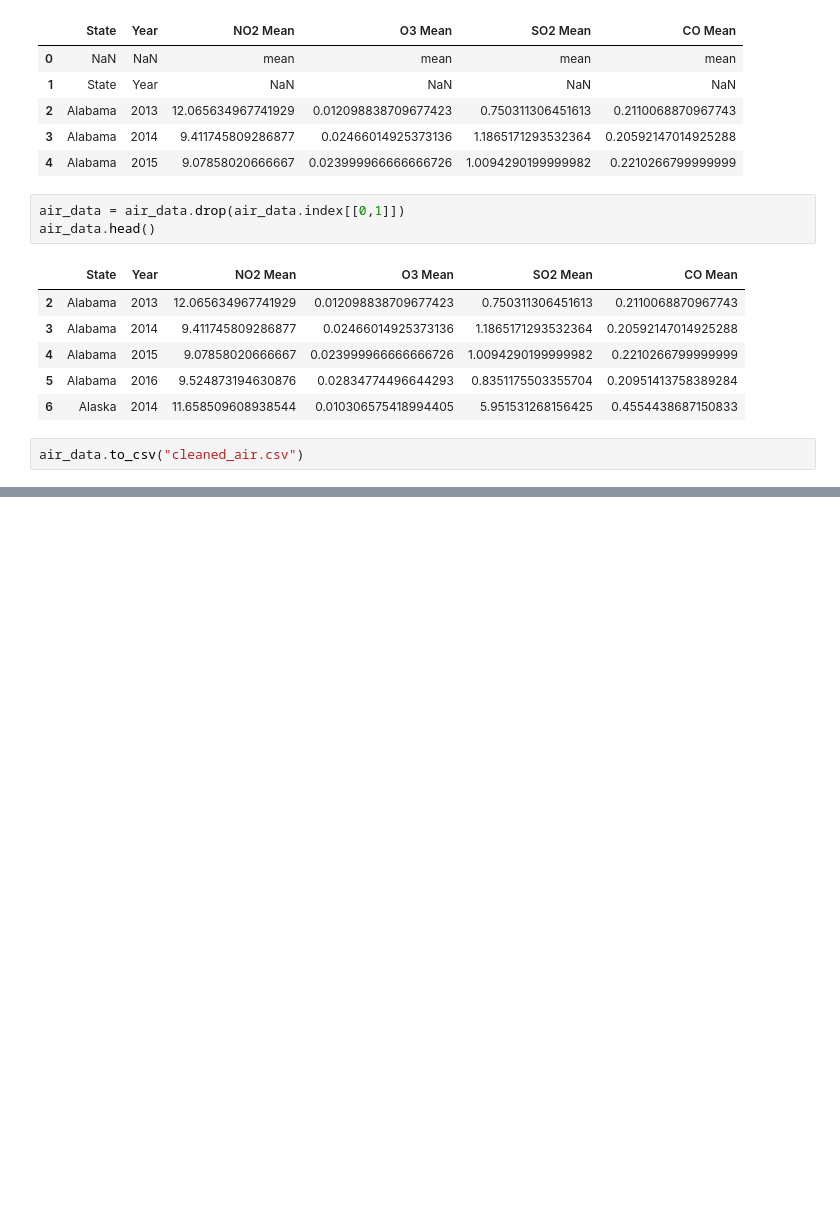
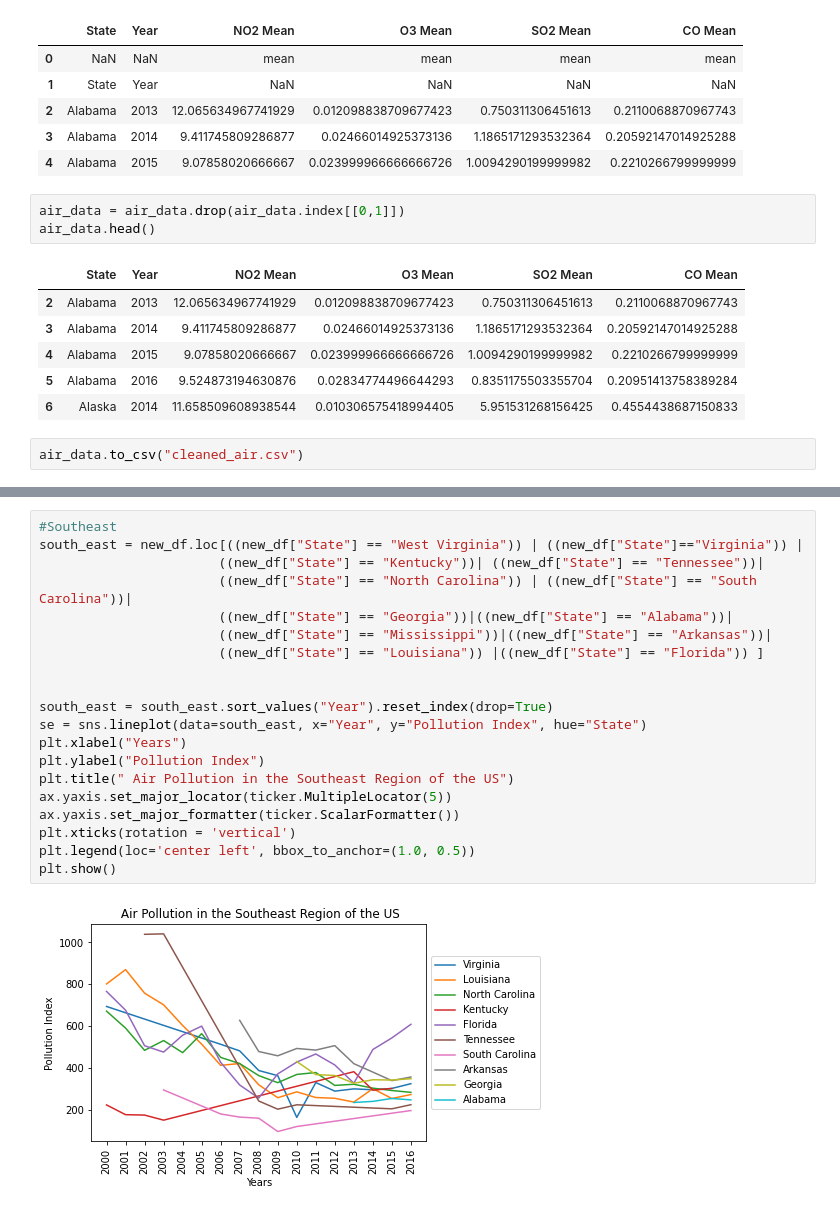
Before and after one commit to Wes90/Climate-DEchangers, a Jupyter notebook: Air quality charts.ipynb, the cells around one changed output, grey strips where cells are left out. Saved outputs shown, nothing was run; the diff lists cells and outputs as text; blank space fills up the shorter version.

```diff
--- a/Air quality charts.ipynb
+++ b/Air quality charts.ipynb
@@ -41,0 +126,22 @@ air_data.to_csv("cleaned_air.csv")
+# %%
+#Southeast
+south_east = new_df.loc[((new_df["State"] == "West Virginia")) | ((new_df["State"]=="Virginia")) |
+                       ((new_df["State"] == "Kentucky"))| ((new_df["State"] == "Tennessee"))|
+                       ((new_df["State"] == "North Carolina")) | ((new_df["State"] == "South Carolina"))|
+                       ((new_df["State"] == "Georgia"))|((new_df["State"] == "Alabama"))|
+                       ((new_df["State"] == "Mississippi"))|((new_df["State"] == "Arkansas"))|
+                       ((new_df["State"] == "Louisiana")) |((new_df["State"] == "Florida")) ]
+
+
+south_east = south_east.sort_values("Year").reset_index(drop=True)
+se = sns.lineplot(data=south_east, x="Year", y="Pollution Index", hue="State")
+plt.xlabel("Years")
+plt.ylabel("Pollution Index")
+plt.title(" Air Pollution in the Southeast Region of the US")
+ax.yaxis.set_major_locator(ticker.MultipleLocator(5))
+ax.yaxis.set_major_formatter(ticker.ScalarFormatter())
+plt.xticks(rotation = 'vertical')
+plt.legend(loc='center left', bbox_to_anchor=(1.0, 0.5))
+plt.show()
+# %% [output]
+[figure, added]
```
Also changed, not shown: parts of 8 cells of this notebook, 1 other file.
